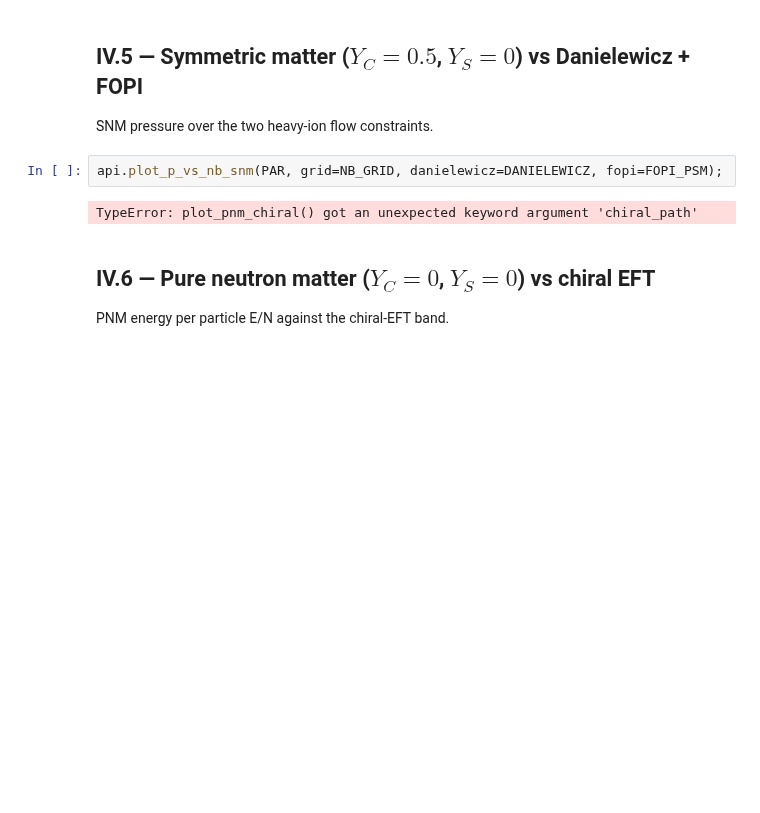
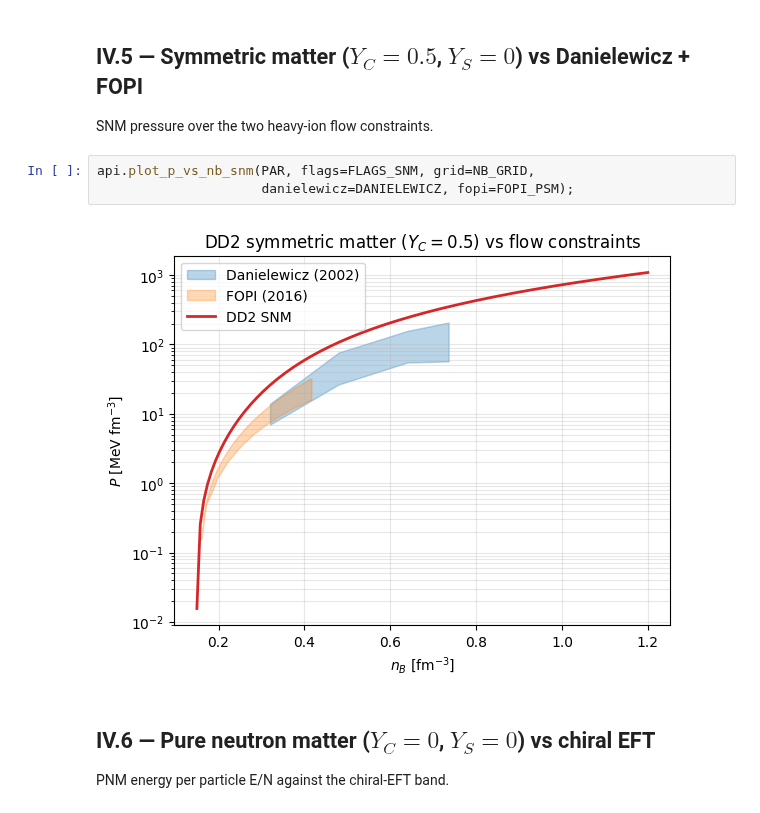
Before and after one commit to guerrinimirco/eos, a Jupyter notebook: notebooks/DD2_usage.ipynb, the cells around one changed output. Cells and saved outputs as stored; diff of their text form; blank space fills up the shorter version.

```diff
--- a/notebooks/DD2_usage.ipynb
+++ b/notebooks/DD2_usage.ipynb
@@ -225,9 +253,10 @@ api.plot_isentropic_T(PAR, flags=FLAGS, S_values=S_VALUES);
 ## IV.5 — Symmetric matter ($Y_C=0.5$, $Y_S=0$) vs Danielewicz + FOPI
 SNM pressure over the two heavy-ion flow constraints.
 # %%
-api.plot_p_vs_nb_snm(PAR, grid=NB_GRID, danielewicz=DANIELEWICZ, fopi=FOPI_PSM);
+api.plot_p_vs_nb_snm(PAR, flags=FLAGS_SNM, grid=NB_GRID,
+                     danielewicz=DANIELEWICZ, fopi=FOPI_PSM);
 # %% [output]
-TypeError: plot_pnm_chiral() got an unexpected keyword argument 'chiral_path'
+[figure, added]
 # %% [markdown]
 ## IV.6 — Pure neutron matter ($Y_C=0$, $Y_S=0$) vs chiral EFT
 PNM energy per particle E/N against the chiral-EFT band.
```
Also changed, not shown: parts of 16 cells of this notebook, 3 other files.
